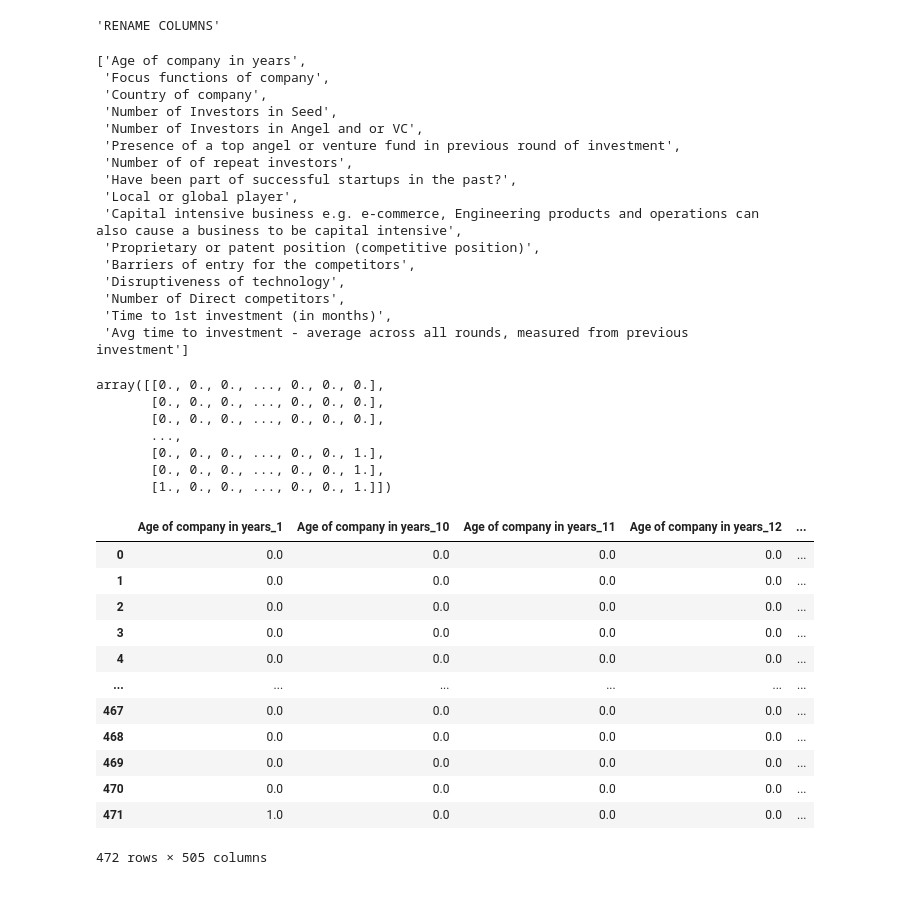
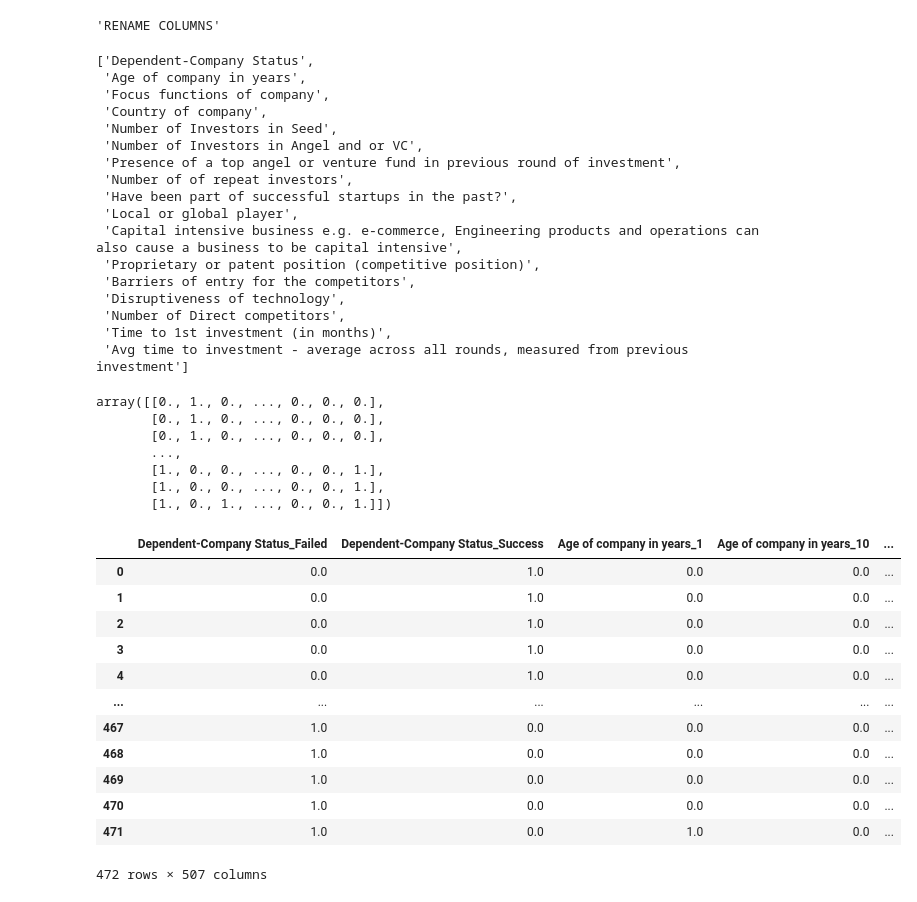
Before and after one commit to normanc529/Startup_Success_Predictor, a Jupyter notebook: startup_success.ipynb, the cells around one changed output. Drawn from its saved outputs; the diff is of its cells as text; code cells hidden in the pictures.

```diff
--- a/startup_success.ipynb
+++ b/startup_success.ipynb
@@ -41,7 +44,8 @@ Renown score                 object
 Length: 116, dtype: object
 # %%
 # Keep relevant columns in the dataframe
-startup_df = df[['Age of company in years',
+startup_df = df[['Dependent-Company Status', # y target
+                 'Age of company in years',
                  'Internet Activity Score',
                  # 'Industry of company',
                  'Focus functions of company',
@@ -118,7 +122,8 @@ categorical_variables = list(startup_df.dtypes[startup_df.dtypes == "object"].in
 # Display the categorical variables list
 categorical_variables
 # %% [output]
-['Age of company in years',
+['Dependent-Company Status',
+ 'Age of company in years',
  'Focus functions of company',
  'Country of company',
  'Number of Investors in Seed',
@@ -142,33 +147,33 @@ enc = OneHotEncoder(sparse=False)
 encoded_data = enc.fit_transform(startup_df[categorical_variables])
 encoded_data
 # %% [output]
-array([[0., 0., 0., ..., 0., 0., 0.],
-       [0., 0., 0., ..., 0., 0., 0.],
-       [0., 0., 0., ..., 0., 0., 0.],
+array([[0., 1., 0., ..., 0., 0., 0.],
+       [0., 1., 0., ..., 0., 0., 0.],
+       [0., 1., 0., ..., 0., 0., 0.],
        ...,
-       [0., 0., 0., ..., 0., 0., 1.],
-       [0., 0., 0., ..., 0., 0., 1.],
-       [1., 0., 0., ..., 0., 0., 1.]])
+       [1., 0., 0., ..., 0., 0., 1.],
+       [1., 0., 0., ..., 0., 0., 1.],
+       [1., 0., 1., ..., 0., 0., 1.]])
 # %%
 # Create a DataFrame with the encoded variables
 encoded_df = pd.DataFrame(
     encoded_data,
     columns = enc.get_feature_names(categorical_variables)
 )
 
 # Display the DataFrame
-encoded_df
+encoded_df.fillna(0)
 # %% [output]
-|  | Age of company in years_1 | Age of company in years_10 | Age of company in years_11 | Age of company in years_12 | ... |
-| 0 | 0.0 | 0.0 | 0.0 | 0.0 | ... |
-| 1 | 0.0 | 0.0 | 0.0 | 0.0 | ... |
-| 2 | 0.0 | 0.0 | 0.0 | 0.0 | ... |
-| 3 | 0.0 | 0.0 | 0.0 | 0.0 | ... |
-| 4 | 0.0 | 0.0 | 0.0 | 0.0 | ... |
+|  | Dependent-Company Status_Failed | Dependent-Company Status_Success | Age of company in years_1 | Age of company in years_10 | ... |
+| 0 | 0.0 | 1.0 | 0.0 | 0.0 | ... |
+| 1 | 0.0 | 1.0 | 0.0 | 0.0 | ... |
+| 2 | 0.0 | 1.0 | 0.0 | 0.0 | ... |
+| 3 | 0.0 | 1.0 | 0.0 | 0.0 | ... |
+| 4 | 0.0 | 1.0 | 0.0 | 0.0 | ... |
 | ... | ... | ... | ... | ... | ... |
-| 467 | 0.0 | 0.0 | 0.0 | 0.0 | ... |
-| 468 | 0.0 | 0.0 | 0.0 | 0.0 | ... |
-| 469 | 0.0 | 0.0 | 0.0 | 0.0 | ... |
-| 470 | 0.0 | 0.0 | 0.0 | 0.0 | ... |
-| 471 | 1.0 | 0.0 | 0.0 | 0.0 | ... |
+| 467 | 1.0 | 0.0 | 0.0 | 0.0 | ... |
+| 468 | 1.0 | 0.0 | 0.0 | 0.0 | ... |
+| 469 | 1.0 | 0.0 | 0.0 | 0.0 | ... |
+| 470 | 1.0 | 0.0 | 0.0 | 0.0 | ... |
+| 471 | 1.0 | 0.0 | 1.0 | 0.0 | ... |
-472 rows × 505 columns
+472 rows × 507 columns
```
Also changed, not shown: parts of 27 cells of this notebook.
